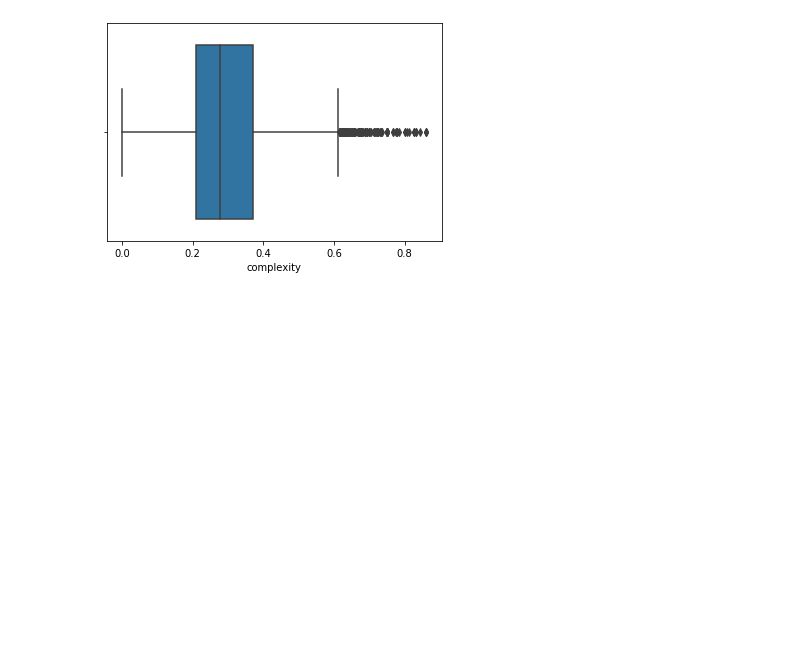
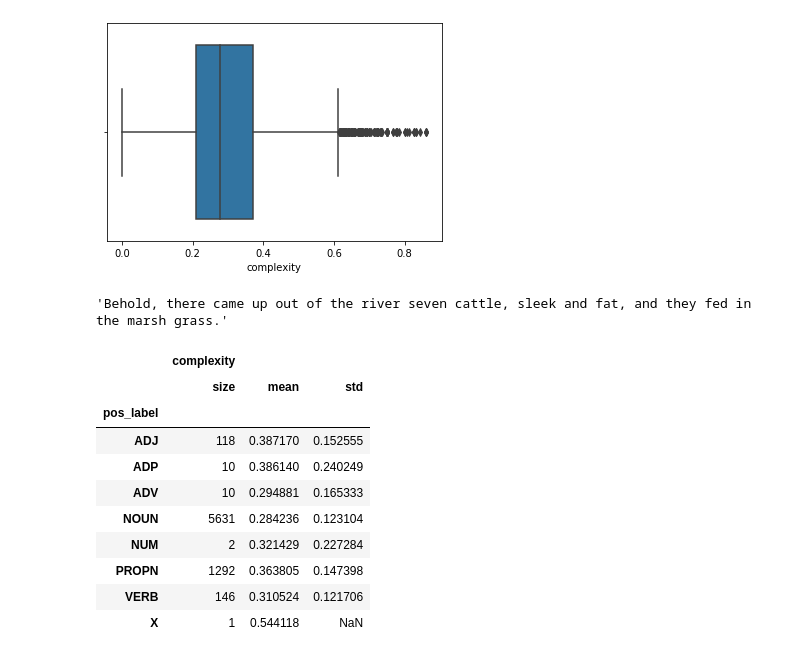
Before and after one commit to kdrivas/lexical_complexity, a Jupyter notebook: lab/1.eda.ipynb, the cells around one changed output. Drawn from its saved outputs; the diff is of its cells as text; code cells hidden in the pictures; blank space fills up the shorter version.

```diff
--- a/lab/1.eda.ipynb
+++ b/lab/1.eda.ipynb
@@ -110,3 +161,7 @@ sns.boxplot(train_single.complexity)
 # %% [output]
 <matplotlib.axes._subplots.AxesSubplot at 0x...>
 [figure]
+# %%
+train_single.iloc[0].sentence
+# %% [output]
+'Behold, there came up out of the river seven cattle, sleek and fat, and they fed in the marsh grass.'
@@ -112,0 +179,14 @@ sns.boxplot(train_single.complexity)
+# %%
+train_single.groupby('pos_label').agg({'complexity': ['size', 'mean', 'std']})
+# %% [output]
+|  | complexity |  |  |
+|  | size | mean | std |
+| pos_label |  |  |  |
+| ADJ | 118 | 0.387170 | 0.152555 |
+| ADP | 10 | 0.386140 | 0.240249 |
+| ADV | 10 | 0.294881 | 0.165333 |
+| NOUN | 5631 | 0.284236 | 0.123104 |
+| NUM | 2 | 0.321429 | 0.227284 |
+| PROPN | 1292 | 0.363805 | 0.147398 |
+| VERB | 146 | 0.310524 | 0.121706 |
+| X | 1 | 0.544118 | NaN |
```
Also changed, not shown: parts of 14 cells of this notebook, 10 other files.
